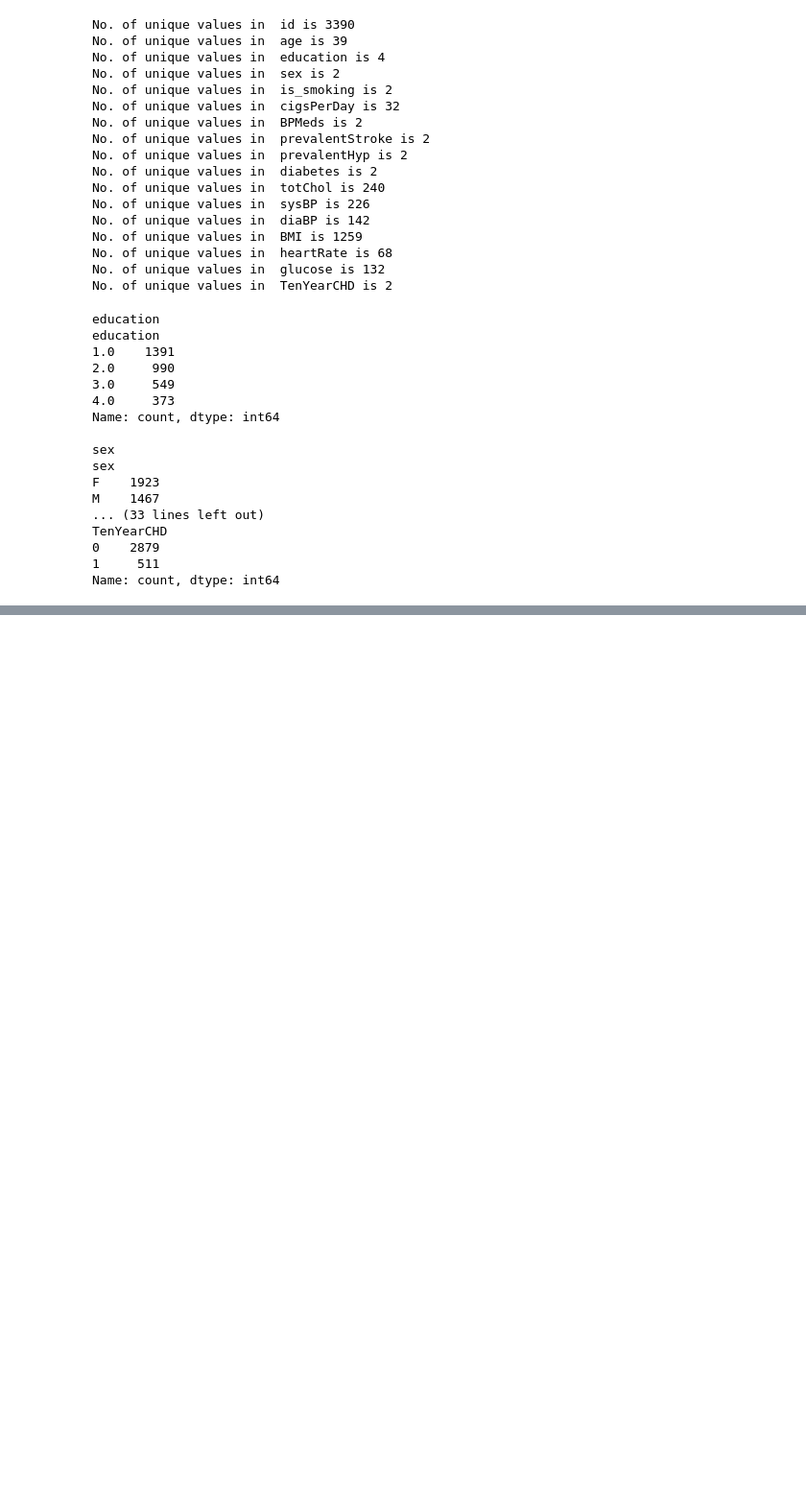
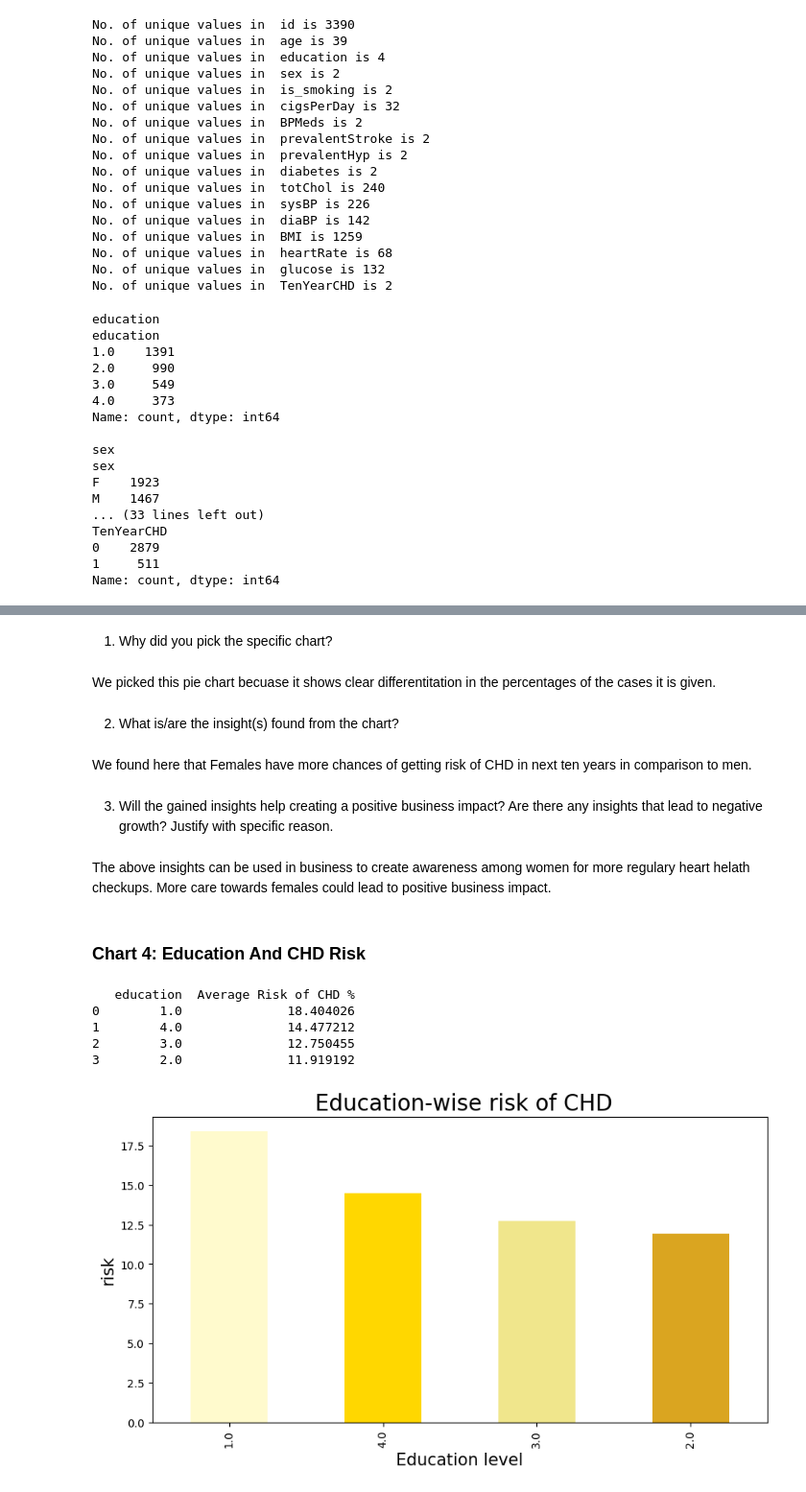
Before and after one commit to ideepakpal/Cardio-Vascular-Disease-Prediction, a Jupyter notebook: Cardiovascular-Classification.ipynb, the cells around one changed output, grey strips where cells are left out. Shown: that part at 96% size. Cells and saved outputs as stored; diff of their text form; code cells hidden in the pictures; blank space fills up the shorter version.

```diff
--- a/Cardiovascular-Classification.ipynb
+++ b/Cardiovascular-Classification.ipynb
@@ -264,0 +392,37 @@ Name: count, dtype: int64
+# %% [markdown]
+ 1. Why did you pick the specific chart?
+# %% [markdown]
+We picked this pie chart becuase it shows clear differentitation in the percentages of the cases it is given.
+# %% [markdown]
+2. What is/are the insight(s) found from the chart?
+# %% [markdown]
+We found here that Females have more chances of getting risk of CHD in next ten years in comparison to men.
+# %% [markdown]
+3. Will the gained insights help creating a positive business impact?
+Are there any insights that lead to negative growth? Justify with specific reason.
+# %% [markdown]
+The above insights can be used in business to create awareness among women for more regulary heart helath checkups. More care towards females could lead to positive business impact.
+# %% [markdown]
+### Chart 4: Education And CHD Risk
+# %%
+# Chart - 4 visualization code
+
+print((dataset.groupby(['education'])['TenYearCHD'].mean()*100).sort_values(ascending = False).reset_index(name="Average Risk of CHD %").head(10))
+print(" ")
+
+#Which education group has less risk of CHD.
+
+plt.rcParams['figure.figsize'] = (10, 5)
+color = plt.cm.copper(np.linspace(0, 0.5, 20))
+((dataset.groupby(['education'])['TenYearCHD'].mean())*100).sort_values(ascending = False).head(20).plot.bar(color = ['lemonchiffon','gold','khaki','goldenrod'])
+plt.title(" Education-wise risk of CHD", fontsize = 20)
+plt.xlabel('Education level', fontsize = 15)
+plt.ylabel('risk', fontsize = 15)
+plt.show()
+# %% [output]
+   education  Average Risk of CHD %
+0        1.0              18.404026
+1        4.0              14.477212
+2        3.0              12.750455
+3        2.0              11.919192
+[figure, added]
```
Also changed, not shown: parts of 45 cells of this notebook.
